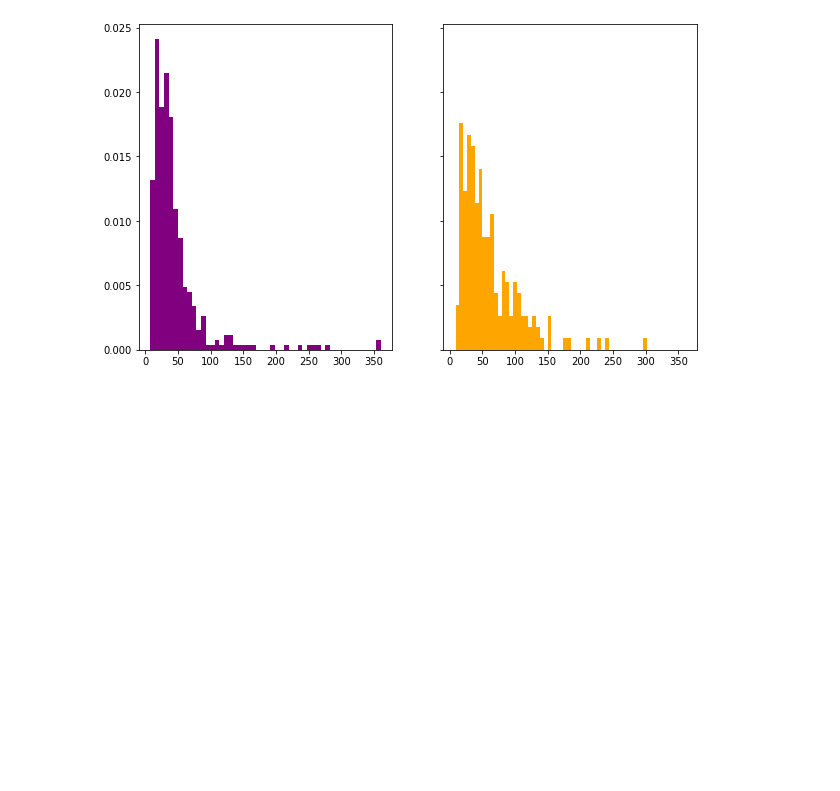
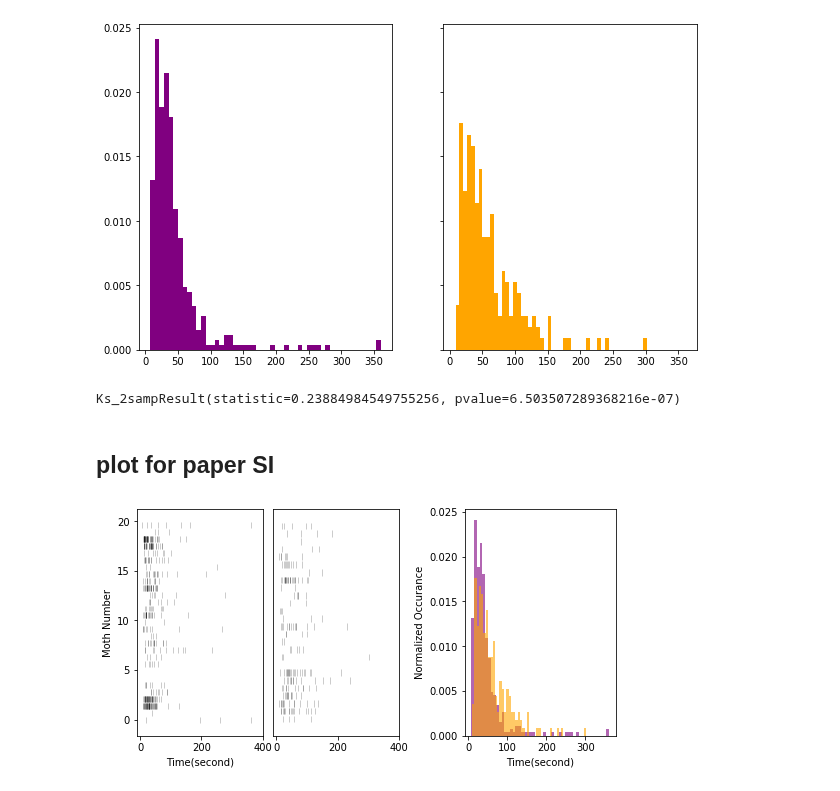
Before and after one commit to itsMahad/ManducaMultiSenseFeeding, a Jupyter notebook: Step6h_InterfloralInterval.ipynb, the cells around one changed output. Drawn from its saved outputs; the diff is of its cells as text; code cells hidden in the pictures; blank space fills up the shorter version.

Commit message:
Reanalyzed different later visits for revision
tried a mixed effect model as well as analyzed different later visits for revision.

```diff
--- a/Step6h_InterfloralInterval.ipynb
+++ b/Step6h_InterfloralInterval.ipynb
@@ -70,3 +66,16 @@ plt.savefig('./dataFolders/Output/Proboscis/Plots/InterVisitInterval-histogram.p
 L0.1
 L50
 [figure]
+# %%
+glow = np.concatenate(results.loc[results.lightLevel == 'L0.1','interVisitInterval'].values*1/100)
+ghigh = np.concatenate(results.loc[results.lightLevel == 'L50','interVisitInterval'].values*1/100)
+
+stats.ks_2samp(glow, ghigh)
+# %% [output]
+Ks_2sampResult(statistic=0.23884984549755256, pvalue=6.503507289368216e-07)
+# %% [markdown]
+## plot for paper SI
+# %%
+import matplotlib
+matplotlib.rcParams['pdf.fonttype'] = 42
+matplotlib.rcParams['ps.fonttype'] = 42
@@ -72,0 +89,50 @@ L50
+# %%
+low_events = results.loc[results.lightLevel == 'L0.1','interVisitInterval'].values*1/100
+high_events = results.loc[results.lightLevel == 'L50','interVisitInterval'].values*1/100
+
+low = np.concatenate(low_events)
+high = np.concatenate(high_events)
+
+f = plt.figure(figsize = (7, 7/2))
+
+ax0 = plt.axes([0, 0, 0.25, 0.9])
+ax0.eventplot(positions = low_events,
+              orientation = 'horizontal'
+              ,linelengths = 0.6
+              , lineoffsets = 0.7
+              ,linewidth = 0.5,
+             color = 'black',
+             alpha = 0.4)
+ax0.set_xlim([-10, 400])
+ax0.set_ylabel('Moth Number')
+ax0.set_xlabel('Time(second)', )
+
+ax1 = plt.axes([0.27, 0, 0.25, 0.9])
+ax1.eventplot(positions = high_events
+              , orientation = 'horizontal'
+              , linelengths = 0.6
+              , lineoffsets = 0.7
+              , linewidth = 0.5,
+             color = 'black',
+             alpha = 0.4)
+ax1.set_yticks([])
+ax1.set_xlim([-10, 400])
+
+ax2 = plt.axes([0.65, 0, 0.3, 0.9])
+ax2.hist(high[high<400], bins = 50,
+         color = 'orange',
+         density = True,
+        alpha = 0.6,
+        zorder = 2)
+ax2.hist(low[low<400], bins = 50,
+         color = 'purple',
+         density = True,
+        alpha = 0.6,
+        zorder = 1)
+ax2.set_ylabel('Normalized Occurance')
+ax2.set_xlabel('Time(second)')
+
+plt.savefig('./dataFolders/Output/Step6_v4/Figure/FloralVisitation_SI.pdf',
+           bbox_inches = 'tight')
+# %% [output]
+[figure, added]
```
Also changed, not shown: parts of 2 cells of this notebook, 5 other files.
